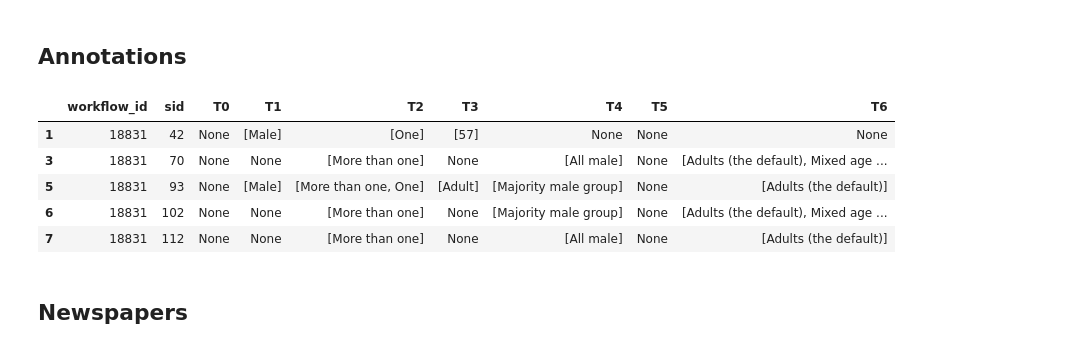
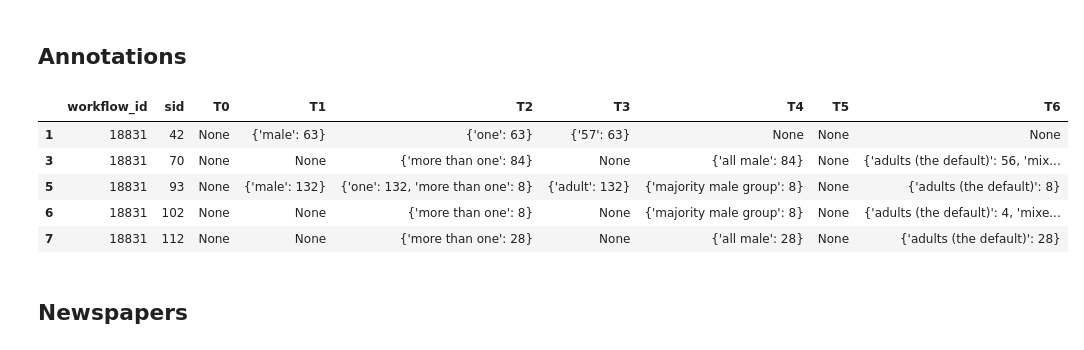
Before and after one commit to kingsdigitallab/lwm-davizct, a Jupyter notebook: notebooks/Export.ipynb, the cells around one changed output. Drawn from its saved outputs; the diff is of its cells as text; code cells hidden in the pictures.

Commit message:
feat(notebooks): export annotations with counts per annotation label

```diff
--- a/notebooks/Export.ipynb
+++ b/notebooks/Export.ipynb
@@ -205,7 +209,7 @@ subjects = subjects.rename(
 subjects["sid"] = pd.to_numeric(subjects["sid"]).astype("Int64")
 subjects["nlp"] = pd.to_numeric(subjects["nlp"], errors="coerce").astype("Int64")
 subjects["nlp"] = subjects["nlp"].fillna(0)
-subjects["img"] = subjects["locations"].apply(lambda x: x["0"])
+subjects["img"] = subjects["locations"].apply(lambda x: list(x.values())[-1])
 subjects["year"] = subjects.apply(get_subject_date, axis=1)
 subjects["year"] = subjects["year"].apply(lambda x: x.split("-")[0])
 subjects["t"] = subjects["text"].apply(
@@ -262,7 +266,7 @@ subjects_text.to_json(os.path.join(out_path, "subjects_text.json"), orient="inde
 
 # subjects images
 subjects[["sid", "img"]].drop_duplicates(subset="sid").set_index("sid").to_json(
-    os.path.join(out_path, "subjects_image.json"), orient="records"
+    os.path.join(out_path, "subjects_image.json"), orient="index"
 )
 
 subjects.head()
@@ -278,53 +282,52 @@ subjects.head()
 # %%
 def agg_task_values(task):
     values = [value.strip() for value in task if is_value_valid(value)]
-    return ",".join(values)
+    return values
 
 
 def is_value_valid(value):
     return value not in ["", "None"]
 
 
-def convert_to_unique_list(value):
+def values_with_counts(value):
     if not value:
         return None
 
-    unique_values = set(
-        {v.strip().casefold(): v.strip() for v in value.split(",")}.values()
-    )
+    values = [v.strip().casefold() for v in value]
+    counter = Counter(values)
 
-    return sorted(list(unique_values), key=lambda x: x.casefold())
+    return counter
 
 
 annotations_df = project.annotations_flattened
 annotations_df = annotations_df[annotations_df["workflow_id"].isin(projects_workflows)]
 annotations_df = annotations_df.merge(
     subjects[["subject_id", "sid"]],
     how="left",
     left_on="subject_ids",
     right_on="subject_id",
 )
 annotations_df = annotations_df.drop(
     columns=["workflow_version", "subject_ids", "subject_id"]
 )
 annotations_df = (
     annotations_df.groupby(["workflow_id", "sid"]).agg(agg_task_values).reset_index()
 )
 for idx in range(0, 7):
-    annotations_df[f"T{idx}"] = annotations_df[f"T{idx}"].apply(convert_to_unique_list)
+    annotations_df[f"T{idx}"] = annotations_df[f"T{idx}"].apply(values_with_counts)
 annotations_df = annotations_df.dropna(
     subset=["T0", "T1", "T2", "T3", "T4", "T5", "T6"], how="all"
 )
 
 annotations_df.to_json(os.path.join(out_path, "annotations.json"), orient="records")
 annotations_df.head()
 # %% [output]
 |  | workflow_id | sid | T0 | T1 | T2 | T3 | T4 | T5 | T6 |
-| 1 | 18831 | 42 | None | [Male] | [One] | [57] | None | None | None |
-| 3 | 18831 | 70 | None | None | [More than one] | None | [All male] | None | [Adults (the default), Mixed age ... |
-| 5 | 18831 | 93 | None | [Male] | [More than one, One] | [Adult] | [Majority male group] | None | [Adults (the default)] |
-| 6 | 18831 | 102 | None | None | [More than one] | None | [Majority male group] | None | [Adults (the default), Mixed age ... |
-| 7 | 18831 | 112 | None | None | [More than one] | None | [All male] | None | [Adults (the default)] |
+| 1 | 18831 | 42 | None | {'male': 63} | {'one': 63} | {'57': 63} | None | None | None |
+| 3 | 18831 | 70 | None | None | {'more than one': 84} | None | {'all male': 84} | None | {'adults (the default)': 56, 'mix... |
+| 5 | 18831 | 93 | None | {'male': 132} | {'one': 132, 'more than one': 8} | {'adult': 132} | {'majority male group': 8} | None | {'adults (the default)': 8} |
+| 6 | 18831 | 102 | None | None | {'more than one': 8} | None | {'majority male group': 8} | None | {'adults (the default)': 4, 'mixe... |
+| 7 | 18831 | 112 | None | None | {'more than one': 28} | None | {'all male': 28} | None | {'adults (the default)': 28} |
 # %% [markdown]
 ## Newspapers
 # %%
```
Also changed, not shown: parts of 2 cells of this notebook.
